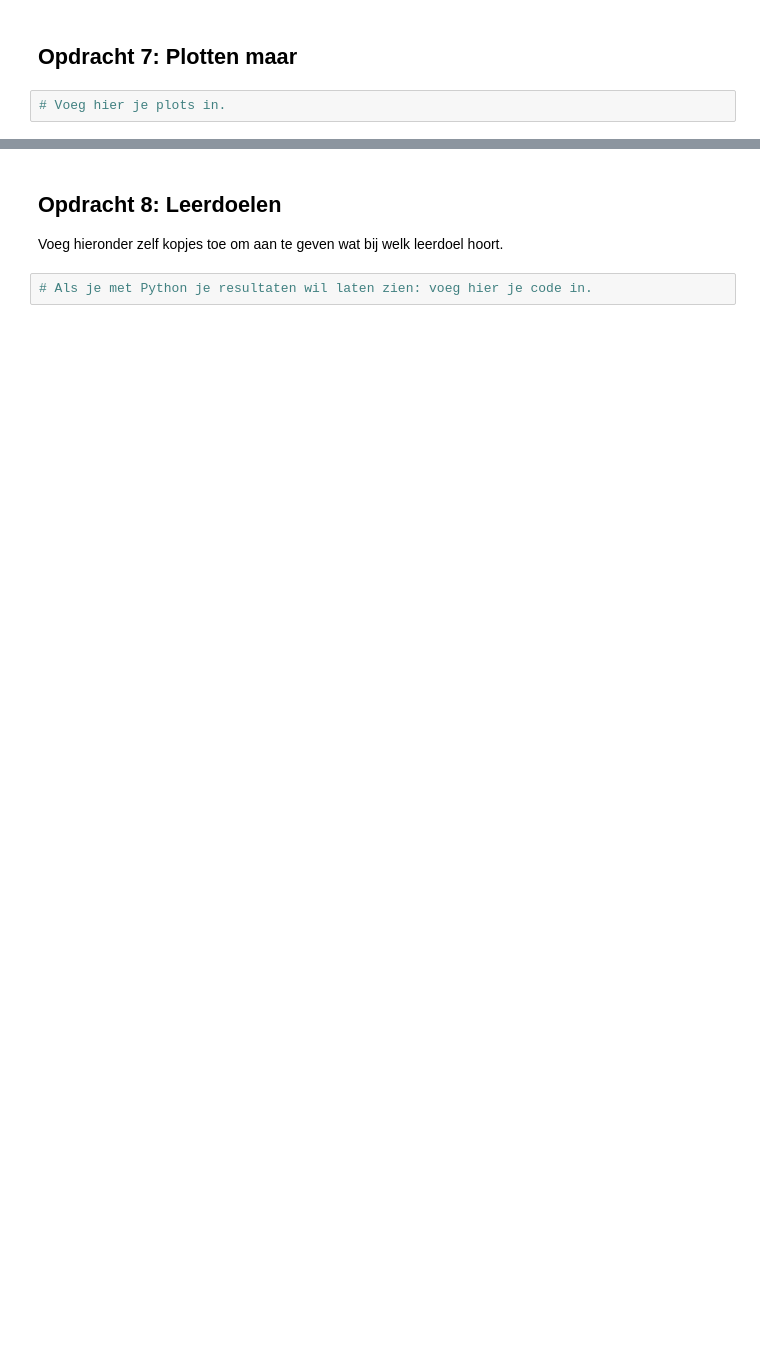
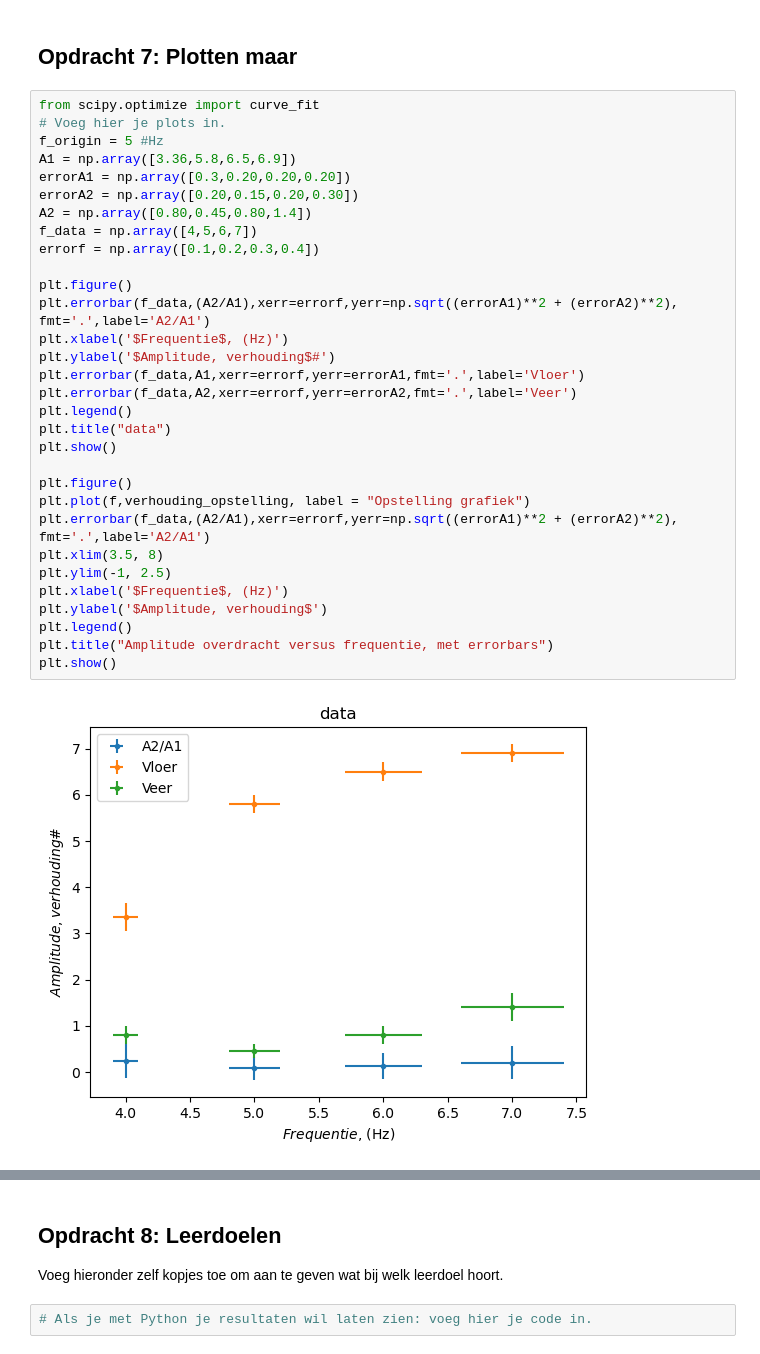
Before and after one commit to Tpalders/opdrachten-DEF-D, a Jupyter notebook: FysiekeOntwerpopdrachten/5MaakEenOpstellingTrillingsvrij/Ontwerpopdracht5MaakEenOpstellingTrillingsvrijInvulTemplate.ipynb, the cells around one changed output, grey strips where cells are left out. Cells and saved outputs as stored; diff of their text form; blank space fills up the shorter version.

```diff
--- a/FysiekeOntwerpopdrachten/5MaakEenOpstellingTrillingsvrij/Ontwerpopdracht5MaakEenOpstellingTrillingsvrijInvulTemplate.ipynb
+++ b/FysiekeOntwerpopdrachten/5MaakEenOpstellingTrillingsvrij/Ontwerpopdracht5MaakEenOpstellingTrillingsvrijInvulTemplate.ipynb
@@ -144,4 +160,35 @@ Als je hier negatief geantwoord hebt, kopieer onder deze cel dan alle cellen van
 # %% [markdown]
 ## Opdracht 7: Plotten maar
 # %%
+from scipy.optimize import curve_fit
 # Voeg hier je plots in.
+f_origin = 5 #Hz
+A1 = np.array([3.36,5.8,6.5,6.9])
+errorA1 = np.array([0.3,0.20,0.20,0.20])
+errorA2 = np.array([0.20,0.15,0.20,0.30])
+A2 = np.array([0.80,0.45,0.80,1.4])
+f_data = np.array([4,5,6,7])
+errorf = np.array([0.1,0.2,0.3,0.4])
+
+plt.figure()
+plt.errorbar(f_data,(A2/A1),xerr=errorf,yerr=np.sqrt((errorA1)**2 + (errorA2)**2), fmt='.',label='A2/A1')
+plt.xlabel('$Frequentie$, (Hz)')
+plt.ylabel('$Amplitude, verhouding$#')
+plt.errorbar(f_data,A1,xerr=errorf,yerr=errorA1,fmt='.',label='Vloer')
+plt.errorbar(f_data,A2,xerr=errorf,yerr=errorA2,fmt='.',label='Veer')
+plt.legend()
+plt.title("data")
+plt.show()
+
+plt.figure()
+plt.plot(f,verhouding_opstelling, label = "Opstelling grafiek")
+plt.errorbar(f_data,(A2/A1),xerr=errorf,yerr=np.sqrt((errorA1)**2 + (errorA2)**2), fmt='.',label='A2/A1')
+plt.xlim(3.5, 8)
+plt.ylim(-1, 2.5)
+plt.xlabel('$Frequentie$, (Hz)')
+plt.ylabel('$Amplitude, verhouding$')
+plt.legend()
+plt.title("Amplitude overdracht versus frequentie, met errorbars")
+plt.show()
+# %% [output]
+[figure, added]
```
Also changed, not shown: parts of 5 cells of this notebook, 1 other file.
